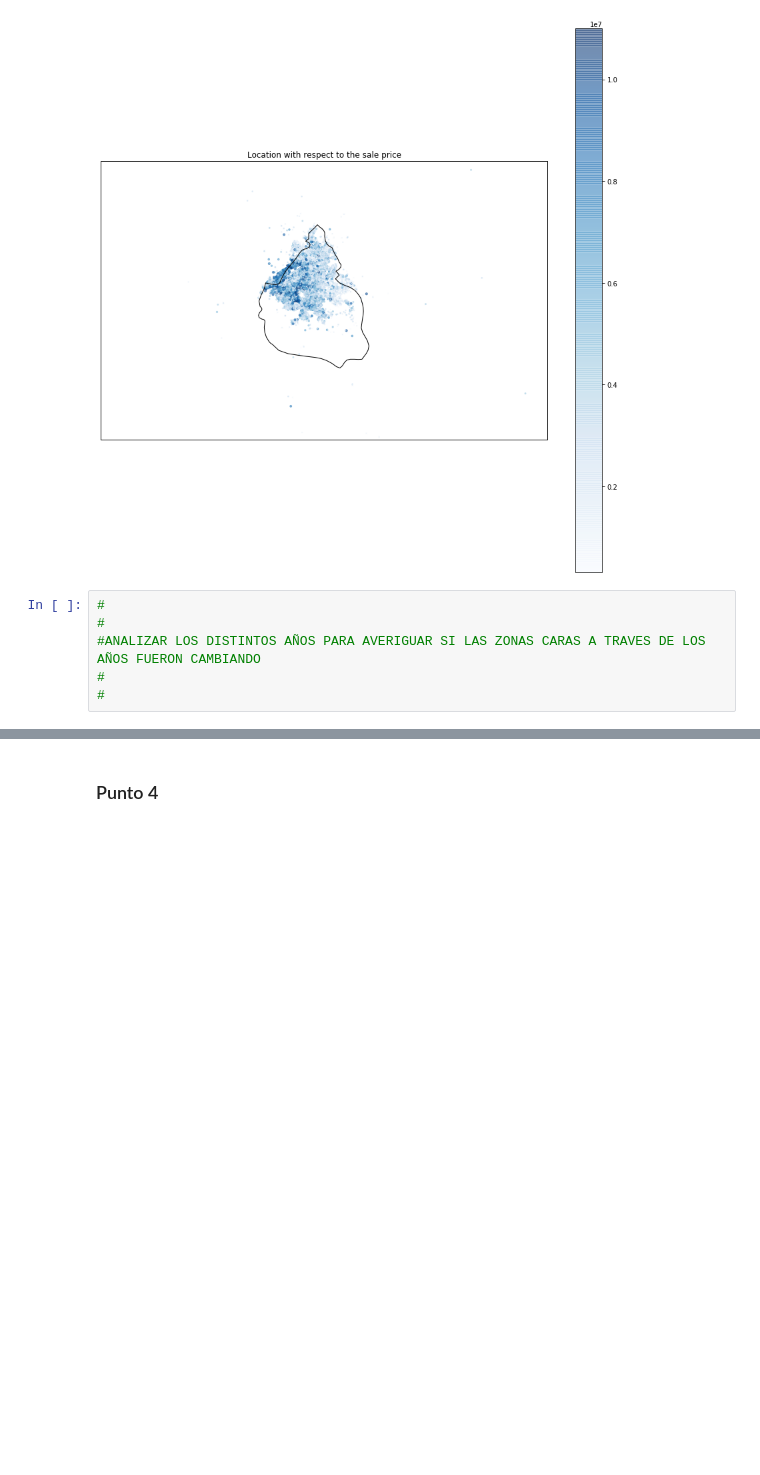
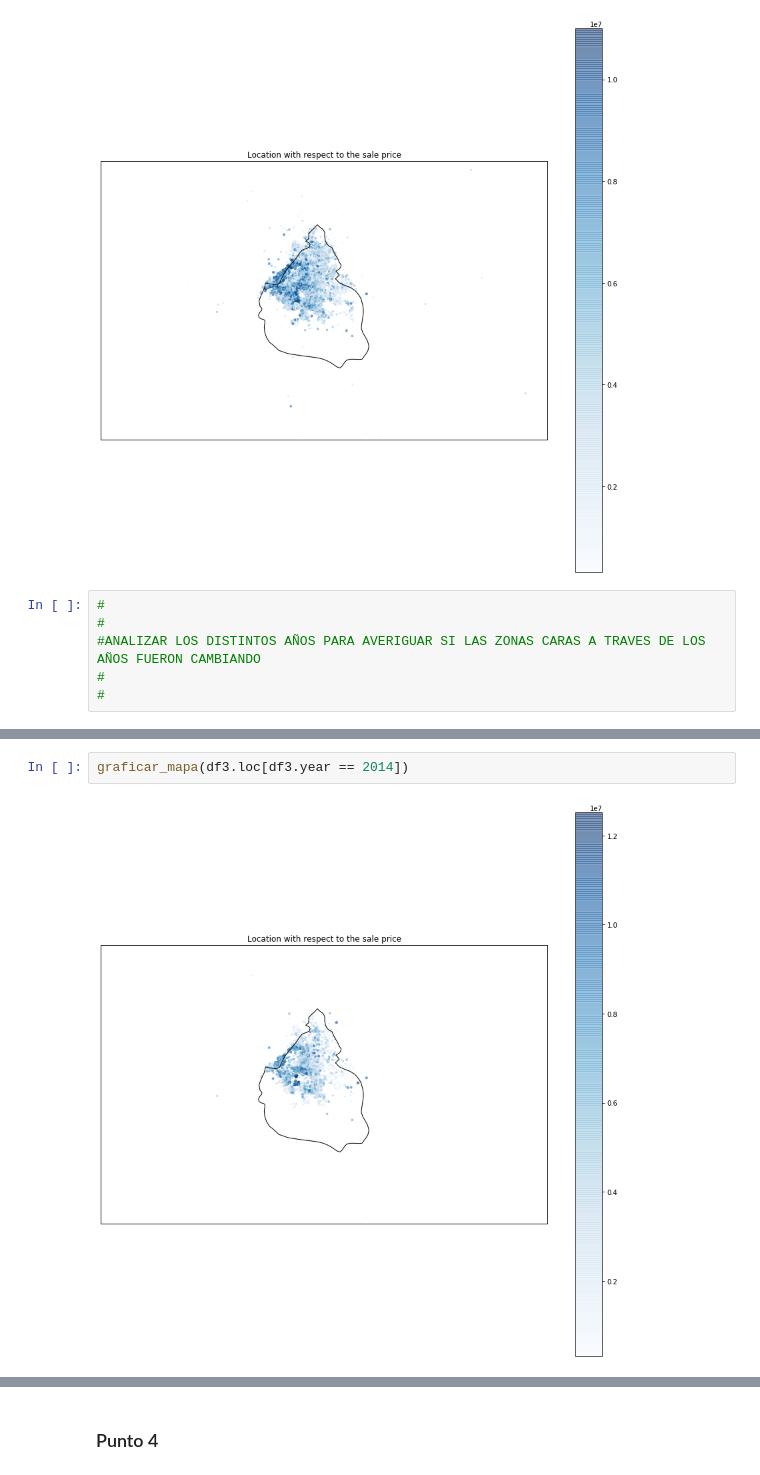
Before and after one commit to nbuzzano/7506-zonaprop, a Jupyter notebook: zonaprop-data-analysis.ipynb, the cells around one changed output, grey strips where cells are left out. Cells and saved outputs as stored; diff of their text form; blank space fills up the shorter version.

```diff
--- a/zonaprop-data-analysis.ipynb
+++ b/zonaprop-data-analysis.ipynb
@@ -711,0 +713,4 @@ KeyError: "['fecha'] not in index"
+# %%
+graficar_mapa(df3.loc[df3.year == 2014])
+# %% [output]
+[figure, added]
```
Also changed, not shown: parts of 14 cells of this notebook.
